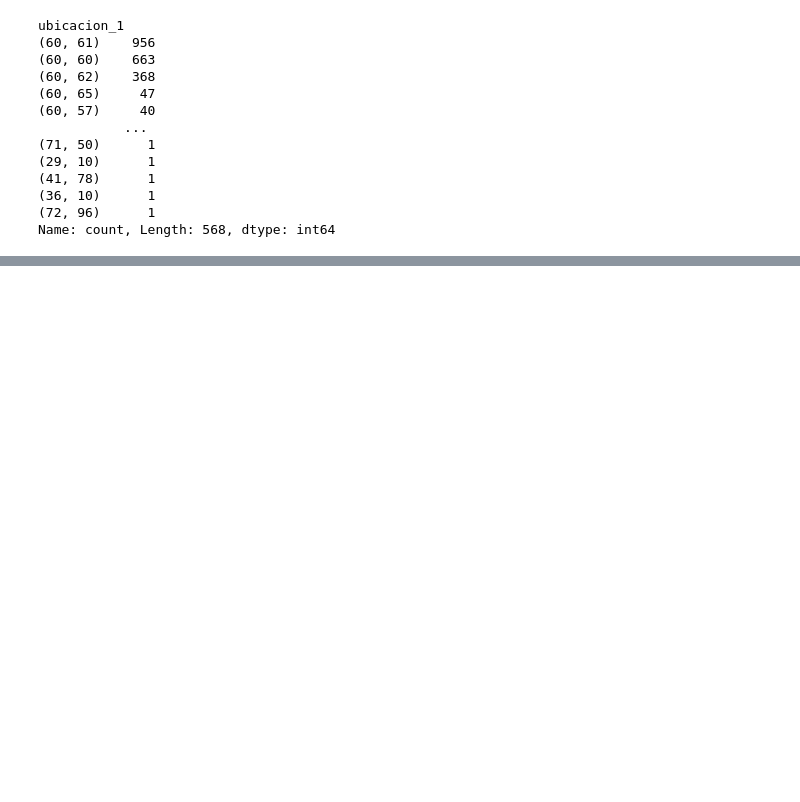
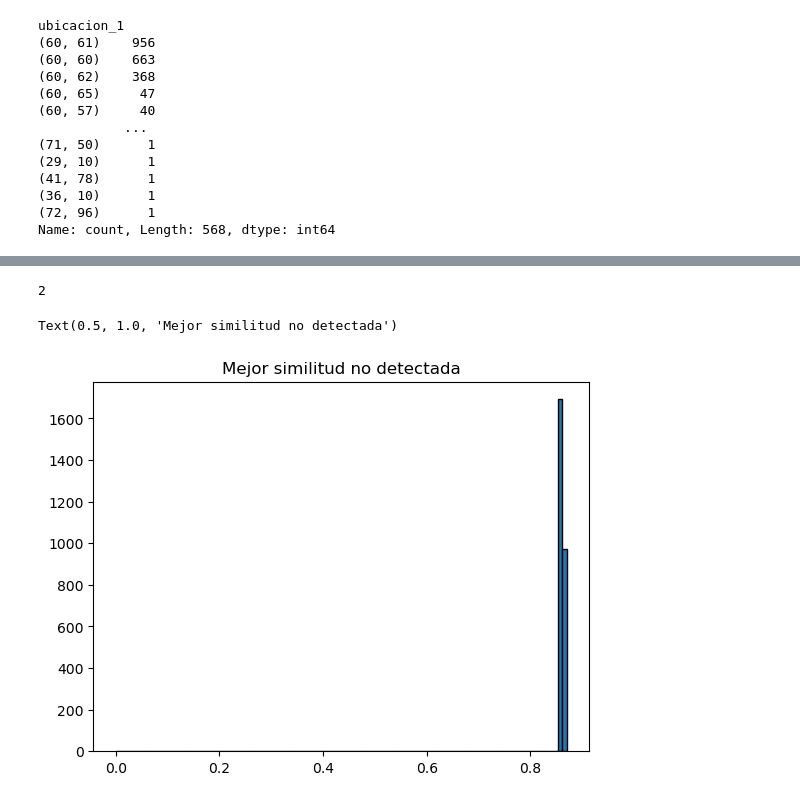
Before and after one commit to MikeM002/TF_DreamerV2, a Jupyter notebook: dreamerv2/loger_analisis/LogerPacmanPro.ipynb, the cells around one changed output, grey strips where cells are left out. Cells and saved outputs as stored; diff of their text form; code cells hidden in the pictures; blank space fills up the shorter version.

```diff
--- a/dreamerv2/loger_analisis/LogerPacmanPro.ipynb
+++ b/dreamerv2/loger_analisis/LogerPacmanPro.ipynb
@@ -157,19 +146,0 @@ Primera linea:  DEBUG - Driver loop - Current step: 0, Current episode: 0
-# %%
-#Crear un dataframe para guardar los episodios y pasos por episodio
-df = pd.DataFrame(columns=["Episodio", "Pasos"])
-#Recorrer la lista y extraer los episodios y pasos por episodio
-episodios_list = []
-pasos_list = []
-
-for linea in lista:
-    #Buscar la cadena en la linea
-    match = re.search(r".*Current step:?\s*(\d+).*Current episode:?\s*(\d+)", linea)
-    if match:
-        #Si la cadena se encuentra, agregarla a la lista
-        pasos = int(match.group(1))
-        episodio = int(match.group(2))
-        episodios_list.append(episodio)
-        pasos_list.append(pasos)
-
-df["Episodio"] = episodios_list
-df["Pasos"] = pasos_list
@@ -262,0 +159,12 @@ plt.show()
+# %%
+#Mejor similitud menor a 0.85
+df[df["mejor_similitud"] < 0.85].shape[0]
+# %% [output]
+2
+# %%
+#Histograma de mejor similitud no detectada, con 10 bins
+plt.hist(df["mejor_similitud"].dropna(), bins=100, edgecolor='black')
+plt.title("Mejor similitud no detectada")
+# %% [output]
+Text(0.5, 1.0, 'Mejor similitud no detectada')
+[figure, added]
```
Also changed, not shown: parts of 11 cells of this notebook, 3 other files.
